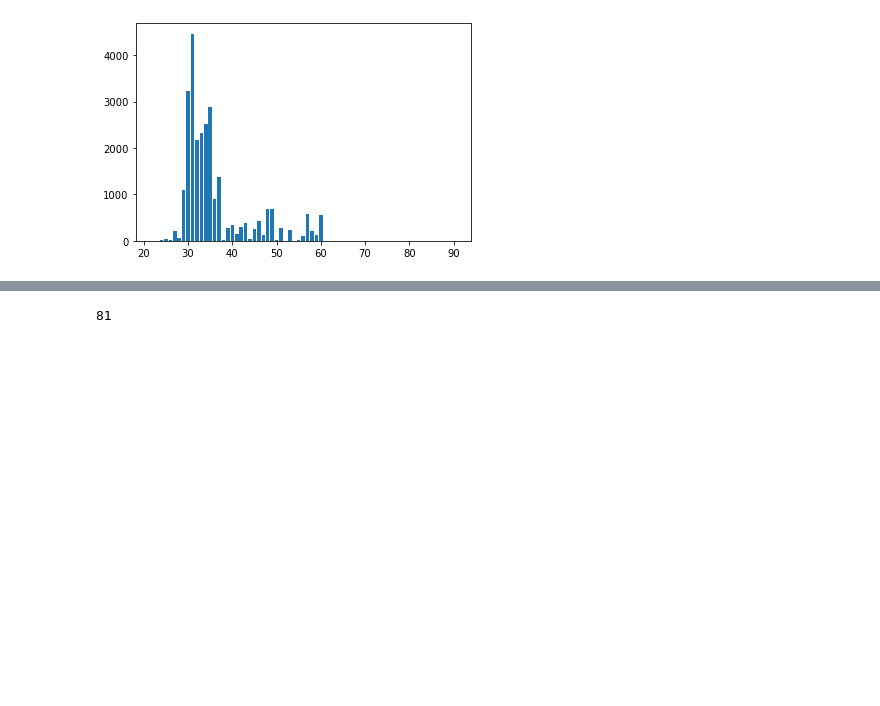
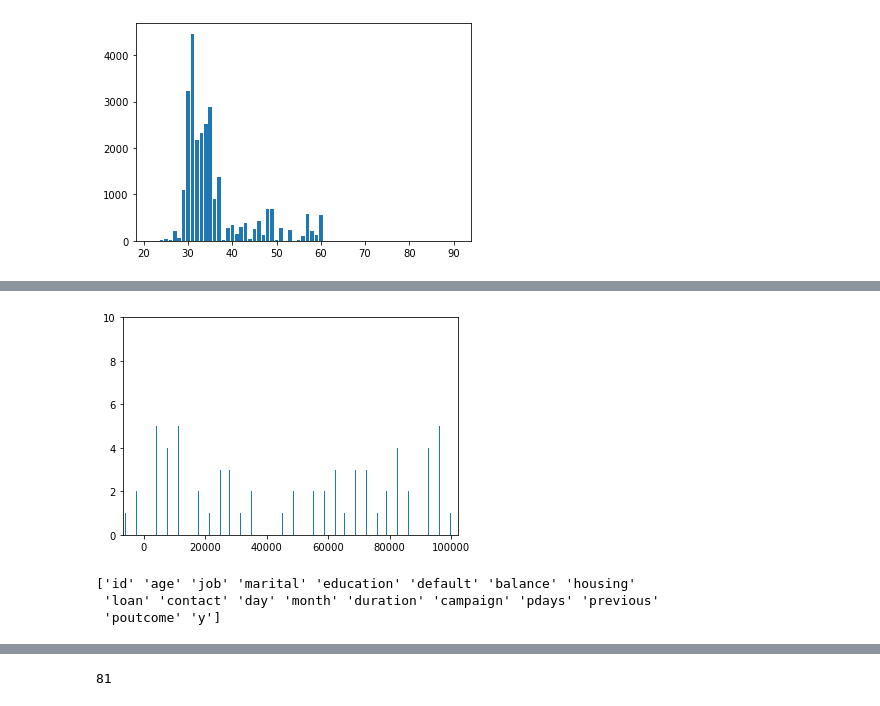
Before and after one commit to tiger0421/studying_data_analysis, a Jupyter notebook: visualize.ipynb, the cells around one changed output, grey strips where cells are left out. Drawn from its saved outputs; the diff is of its cells as text; code cells hidden in the pictures; blank space fills up the shorter version.

```diff
--- a/visualize.ipynb
+++ b/visualize.ipynb
@@ -121,0 +117,10 @@ plt.bar(range(0, 110, 10), plot_data)
+# %%
+# それぞれの年間平均残高におけるターゲットの数
+tmp = round(train_df['balance'], -1).value_counts().sort_index()
+# %%
+plt.bar(tmp.index, tmp)
+plt.xlim(min(tmp.index), max(tmp.index))
+plt.ylim(0, max(tmp))
+plt.show()
+# %% [output]
+[figure, added]
@@ -121,0 +139,6 @@ plt.bar(range(0, 110, 10), plot_data)
+# %%
+print(train_df.columns.values)
+# %% [output]
+['id' 'age' 'job' 'marital' 'education' 'default' 'balance' 'housing'
+ 'loan' 'contact' 'day' 'month' 'duration' 'campaign' 'pdays' 'previous'
+ 'poutcome' 'y']
```
Also changed, not shown: parts of 5 cells of this notebook.
